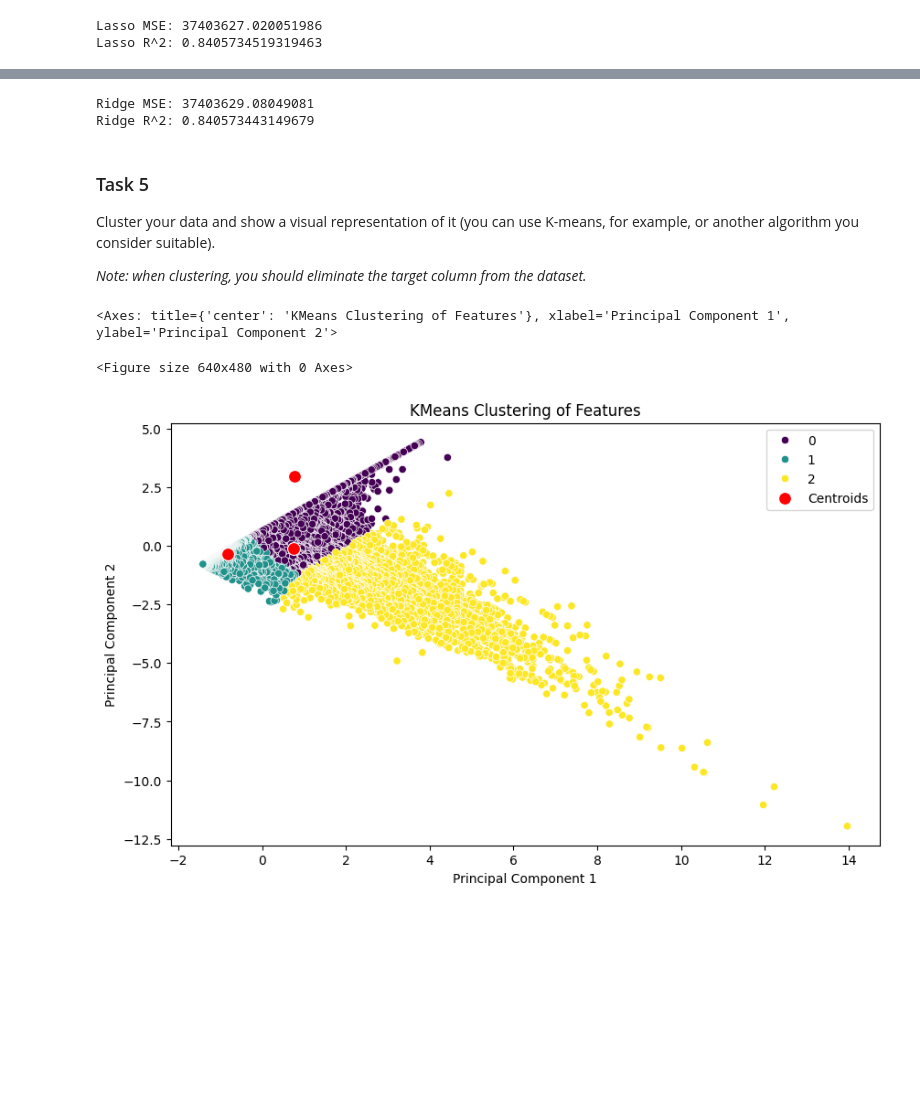
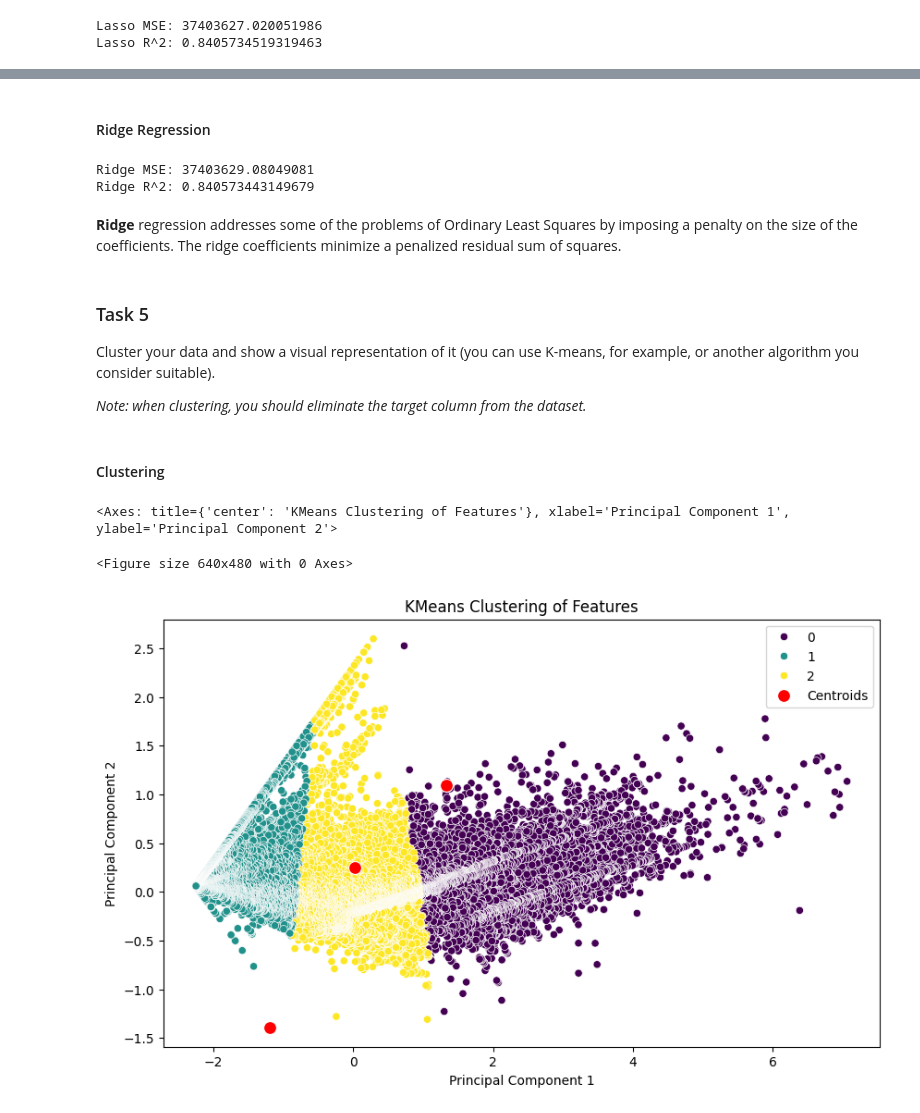
Before and after one commit to muffindud/FIA_Labs, a Jupyter notebook: lab4/main.ipynb, the cells around one changed output, grey strips where cells are left out. Cells and saved outputs as stored; diff of their text form; code cells hidden in the pictures; blank space fills up the shorter version.

```diff
--- a/lab4/main.ipynb
+++ b/lab4/main.ipynb
@@ -90,13 +95,21 @@ Based on the analysis from task 1, perform Feature Selection. You should state w
 # %%
+def clean_data(data: pd.DataFrame) -> pd.DataFrame:
+    """Clean the data by removing rows with missing values and negative values in the 'BasePay' column.
 
-def clean_data(data: pd.DataFrame) -> pd.DataFrame:
+    :param data: A pandas DataFrame containing the data to clean.
+    :return: A pandas DataFrame with the data cleaned.
+    """
     # Set the 'EmployeeName' column to uppercase
     data['EmployeeName'] = data['EmployeeName'].str.upper()
 
-    data['Status'] = data['Status'].map({'FT': 1, 'PT': 2}).fillna(0)
-
     # Remove rows with missing values
     data = data[data["EmployeeName"] != "Not provided"]
+
+    # Set the 'JobTitle' column to uppercase
+    data['JobTitle'] = data['JobTitle'].str.upper()
+
+    # Numerize the 'Status' column
+    data['Status'] = data['Status'].map({'FT': 1, 'PT': 2}).fillna(0)
 
     # Remove rows with negative values in the 'BasePay' column
     data = data[data["BasePay"] >= 0]
@@ -244,3 +321,5 @@ Lasso R^2: 0.8405734519319463
+# %% [markdown]
+#### Ridge Regression
 # %%
 from sklearn.model_selection import train_test_split
 from sklearn.linear_model import Ridge
@@ -268,37 +347,41 @@ print(f"Ridge R^2: {ridge_r2}")
 # %% [output]
 Ridge MSE: 37403629.08049081
 Ridge R^2: 0.840573443149679
+# %% [markdown]
+**Ridge** regression addresses some of the problems of Ordinary Least Squares by imposing a penalty on the size of the coefficients. The ridge coefficients minimize a penalized residual sum of squares.
 # %% [markdown]
 ### Task 5
 
 Cluster your data and show a visual representation of it (you can use K-means, for example, or another algorithm you consider suitable).
 
 *Note: when clustering, you should eliminate the target column from the dataset.*
+# %% [markdown]
+#### Clustering
 # %%
 from sklearn.cluster import KMeans
 from sklearn.decomposition import PCA
 from sklearn.preprocessing import StandardScaler
 
-features = clean_df[["BasePay", "OvertimePay"]]
+features = clean_df[["BasePay", "Benefits"]]
 features = features.apply(pd.to_numeric, errors="coerce").dropna()
 
 scaler = StandardScaler()
 scaled_features = scaler.fit_transform(features)
 
 kmeans = KMeans(n_clusters=3, random_state=42)
 clusters = kmeans.fit_predict(scaled_features)
 
 pca = PCA(n_components=2)
 reduced_features = pca.fit_transform(scaled_features)
 
 plt.clf()
 plt.figure(figsize=(10, 6))
 plt.title("KMeans Clustering of Features")
 plt.xlabel("Principal Component 1")
 plt.ylabel("Principal Component 2")
 sns.scatterplot(x=reduced_features[:, 0], y=reduced_features[:, 1], hue=clusters, palette="viridis")
 sns.scatterplot(x=kmeans.cluster_centers_[:, 0], y=kmeans.cluster_centers_[:, 1], color="red", s=100, label="Centroids")
 # %% [output]
 <Axes: title={'center': 'KMeans Clustering of Features'}, xlabel='Principal Component 1', ylabel='Principal Component 2'>
 <Figure size 640x480 with 0 Axes>
-[figure, old version]
+[figure, new version]
```
Also changed, not shown: parts of 25 cells of this notebook.
